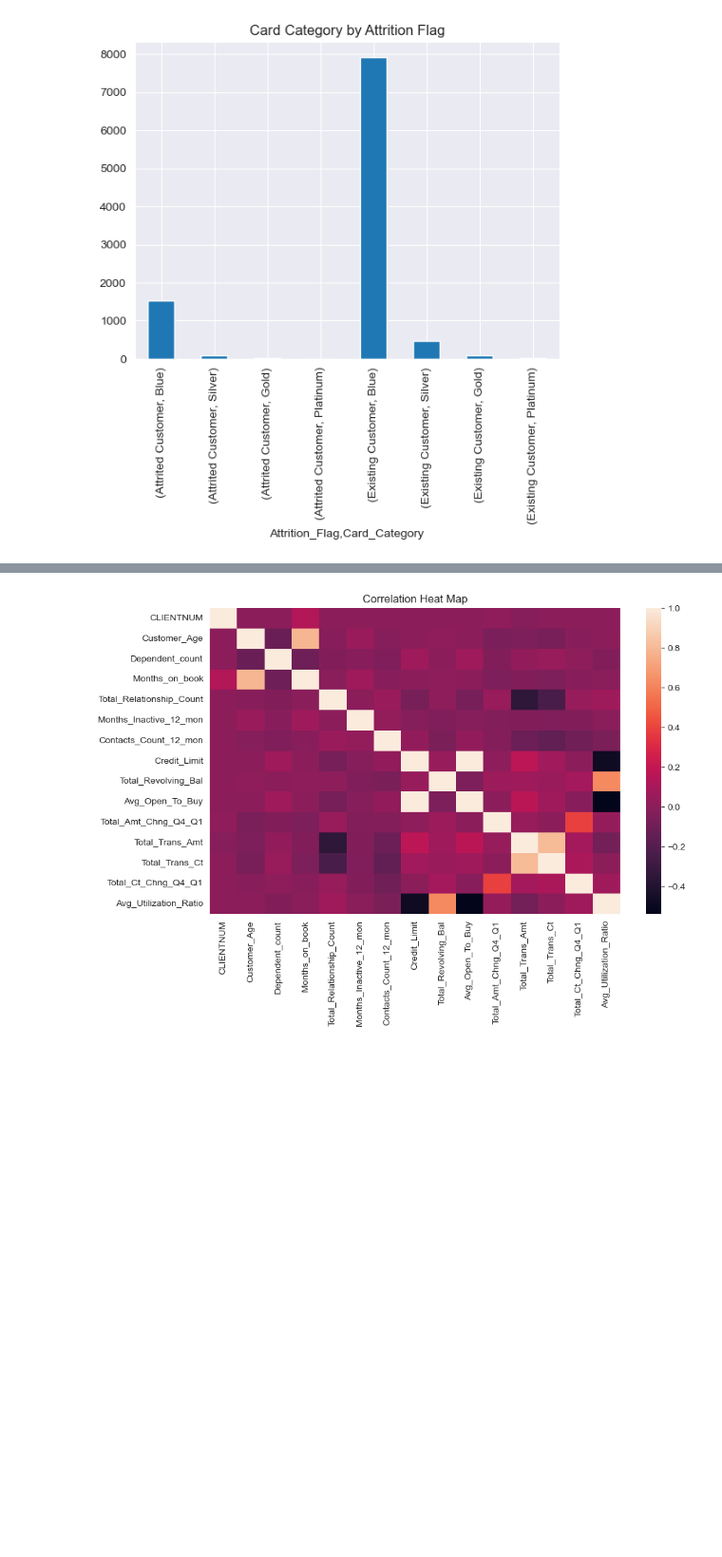
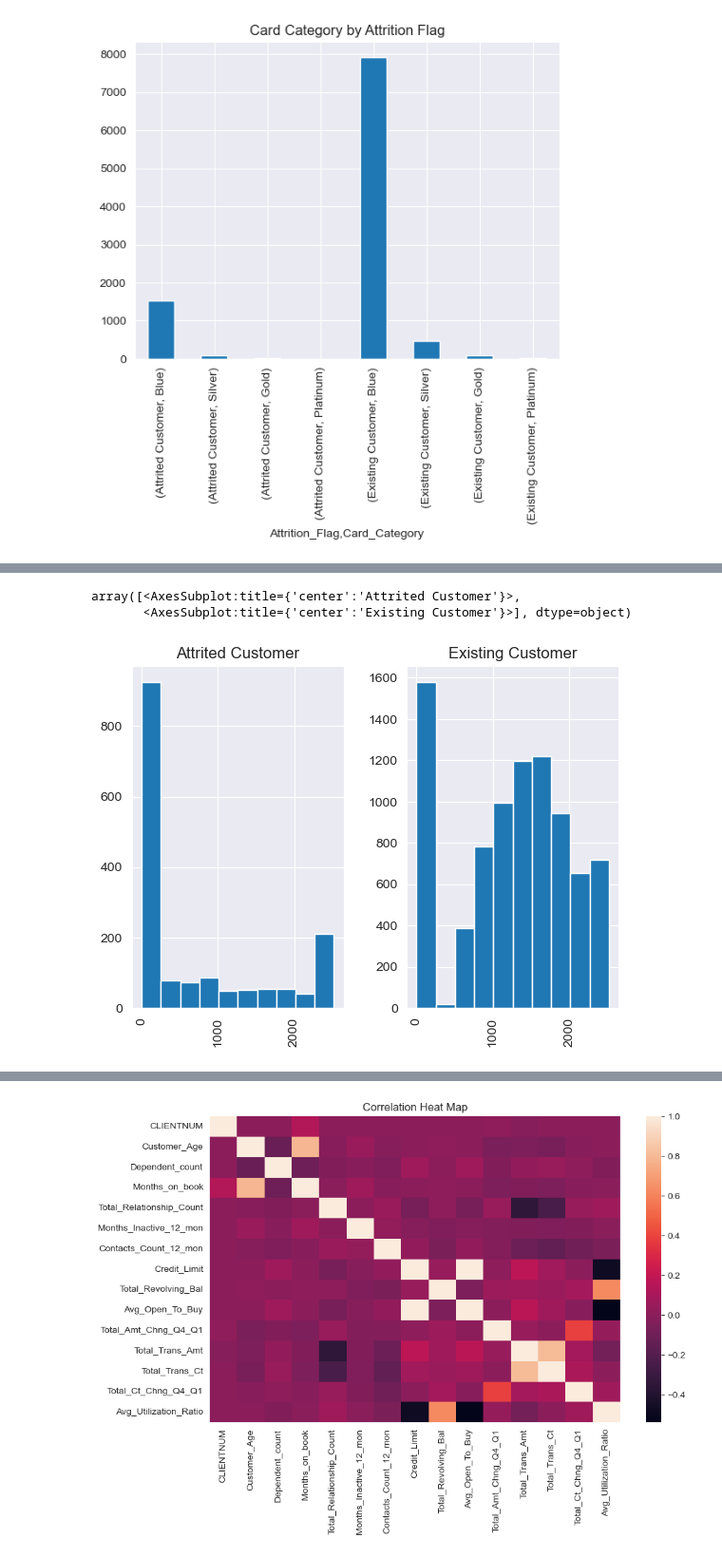
Before and after one commit to alsuarezvu/dsc540_ml_project, a Jupyter notebook: BankChurn.ipynb, the cells around one changed output, grey strips where cells are left out. Shown: that part at 95% size. Drawn from its saved outputs; the diff is of its cells as text; code cells hidden in the pictures; blank space fills up the shorter version.

```diff
--- a/BankChurn.ipynb
+++ b/BankChurn.ipynb
@@ -316,0 +368,6 @@ df_attrition_gender.plot.bar(x='Attrition_Flag', stacked=True, title='Card Categ
+# %%
+df['Total_Revolving_Bal'].hist(by=df['Attrition_Flag'])
+# %% [output]
+array([<AxesSubplot:title={'center':'Attrited Customer'}>,
+       <AxesSubplot:title={'center':'Existing Customer'}>], dtype=object)
+[figure, added]
```
Also changed, not shown: parts of 57 cells of this notebook.
